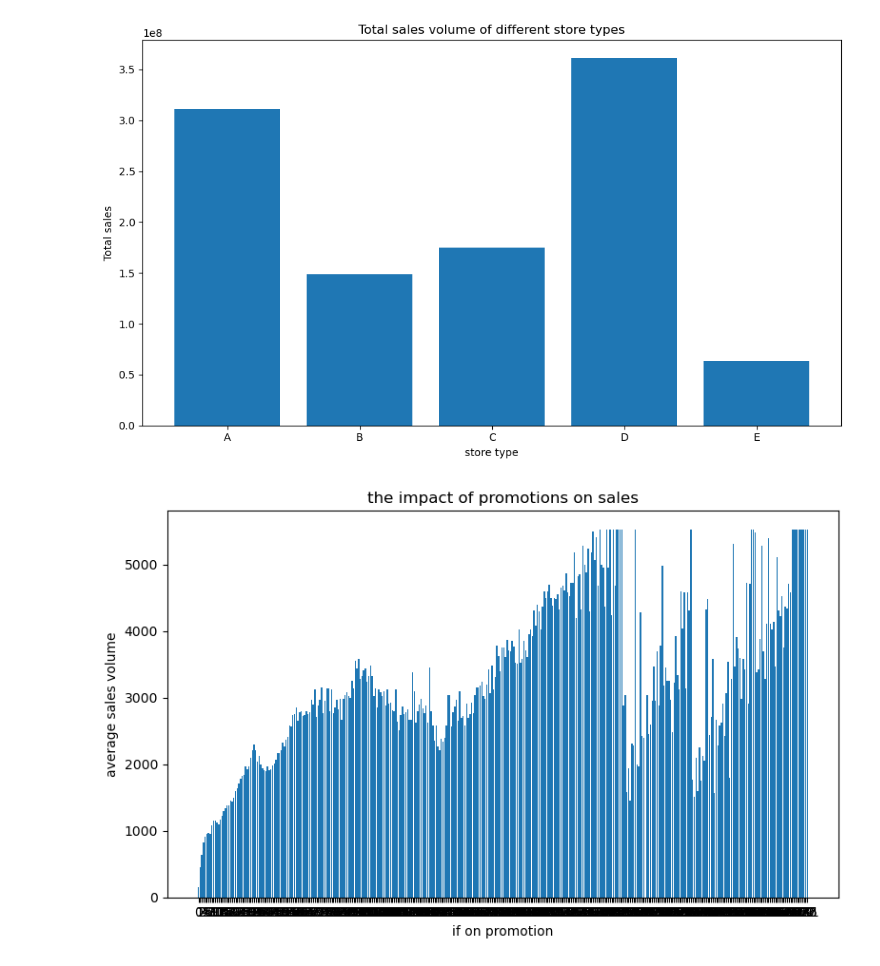
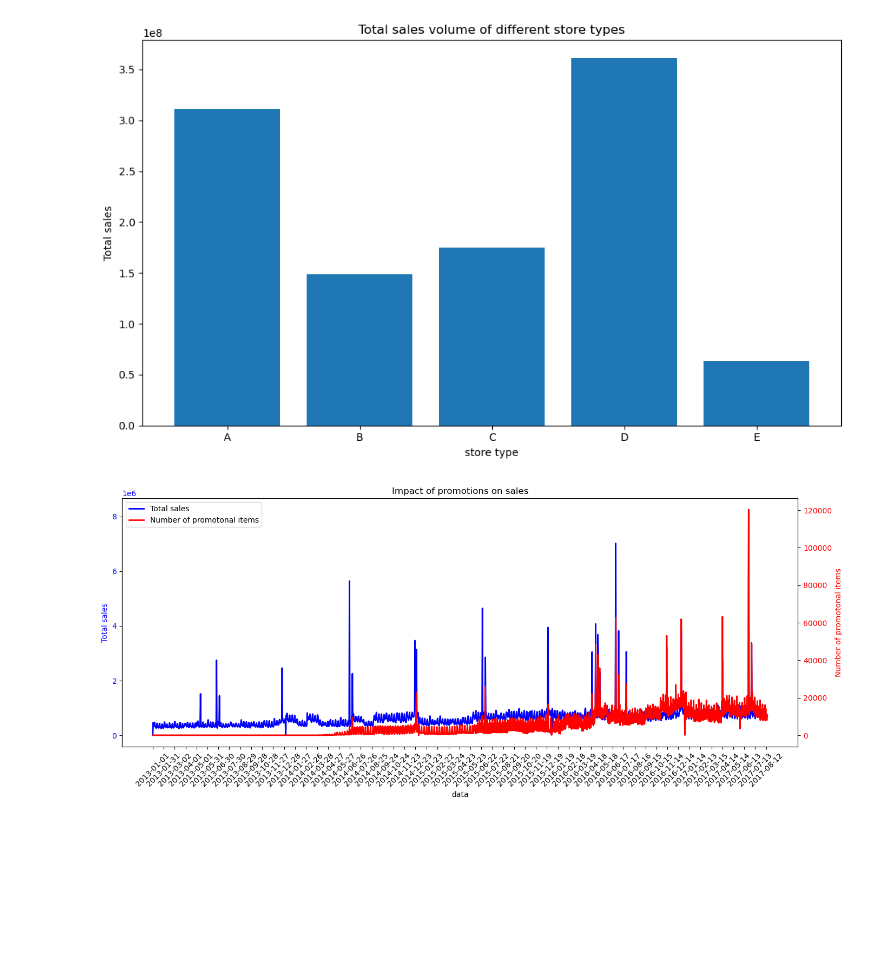
Before and after one commit to JerryJIANG721/Store-Sales---Time-Series-Forecasting, a Jupyter notebook: notebooks/notebook for Xinyi.ipynb, the cells around one changed output. Cells and saved outputs as stored; diff of their text form; code cells hidden in the pictures; blank space fills up the shorter version.

```diff
--- a/notebooks/notebook for Xinyi.ipynb
+++ b/notebooks/notebook for Xinyi.ipynb
@@ -287,15 +288,25 @@ plt.tight_layout()
 plt.show()
 # %% [output]
 [figure]
-# %%
-promo_effect = train.groupby('onpromotion')['sales'].mean().reset_index()
-plt.figure(figsize=(8, 5))
-plt.bar(promo_effect['onpromotion'].astype(str), promo_effect['sales'])
-
-plt.xlabel('if on promotion')
-plt.ylabel('average sales volume')
-plt.title('the impact of promotions on sales')
-plt.tight_layout()
-plt.show()
-# %% [output]
-[figure, removed]
+# %%
+train['date'] = pd.to_datetime(train['date'])
+daily_summary = train.groupby('date').agg({'sales':'sum', 'onpromotion':'sum'}).reset_index()
+fig, ax1 = plt.subplots(figsize=(14,6))
+ax2 = ax1.twinx()
+ax1.plot(daily_summary['date'], daily_summary['sales'], color='blue', label='Total sales', linewidth=2)
+ax1.set_ylabel('Total sales', color='blue')
+ax1.tick_params(axis='y', labelcolor='blue')
+ax2.plot(daily_summary['date'], daily_summary['onpromotion'], color='red', label='Number of promotonal items', linewidth=2)
+ax2.set_ylabel('Number of promotonal items', color='red')
+ax2.tick_params(axis='y', labelcolor='red')
+ax1.set_xlabel('data')
+ax1.set_xticks(daily_summary['date'][::30])
+ax1.set_xticklabels(daily_summary['date'][::30].dt.strftime('%Y-%m-%d'), rotation=45)
+lines_1, labels_1 = ax1.get_legend_handles_labels()
+lines_2, labels_2 = ax2.get_legend_handles_labels()
+ax1.legend(lines_1 + lines_2, labels_1 + labels_2, loc='upper left')
+fig.tight_layout()
+plt.title('Impact of promotions on sales')
+plt.show()
+# %% [output]
+[figure, added]
```
Also changed, not shown: parts of 1 cell of this notebook.
